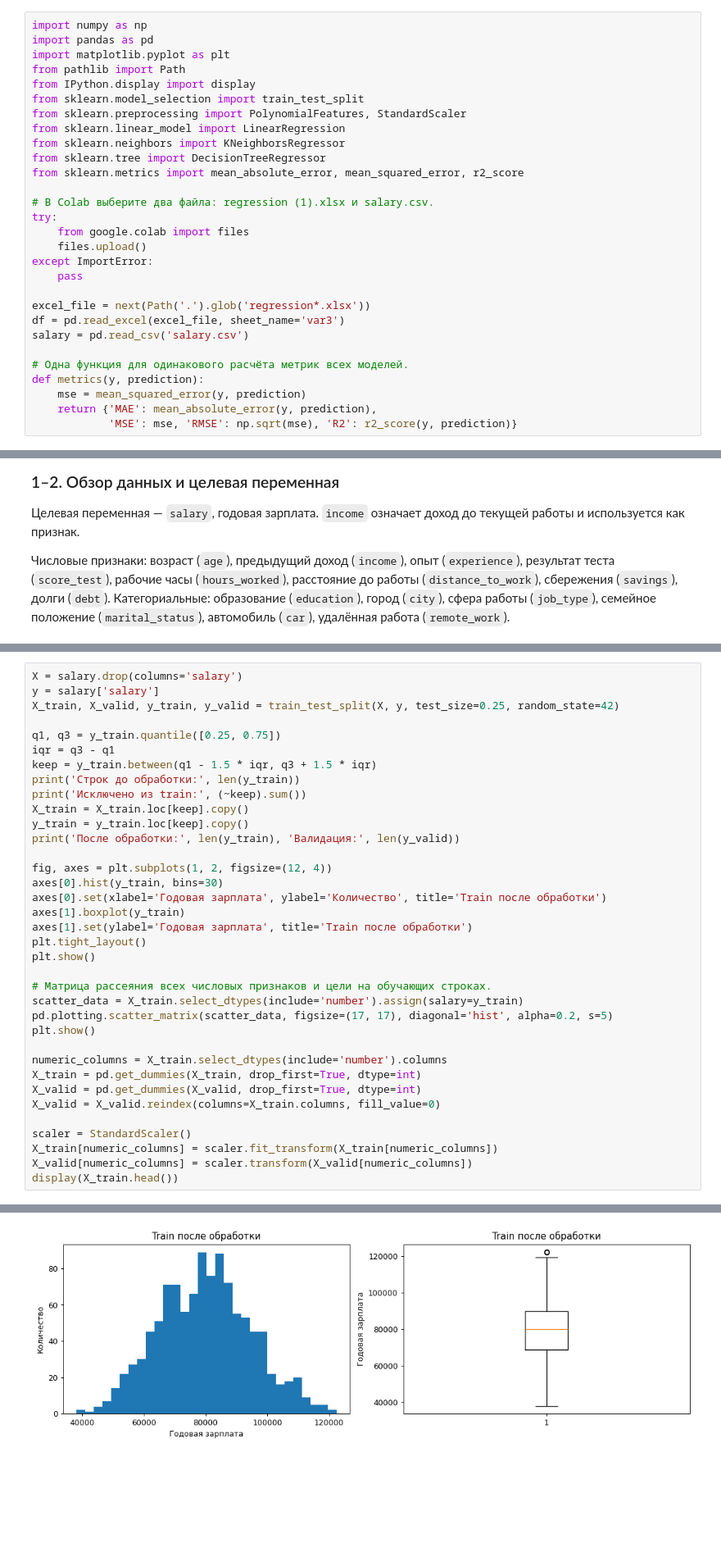
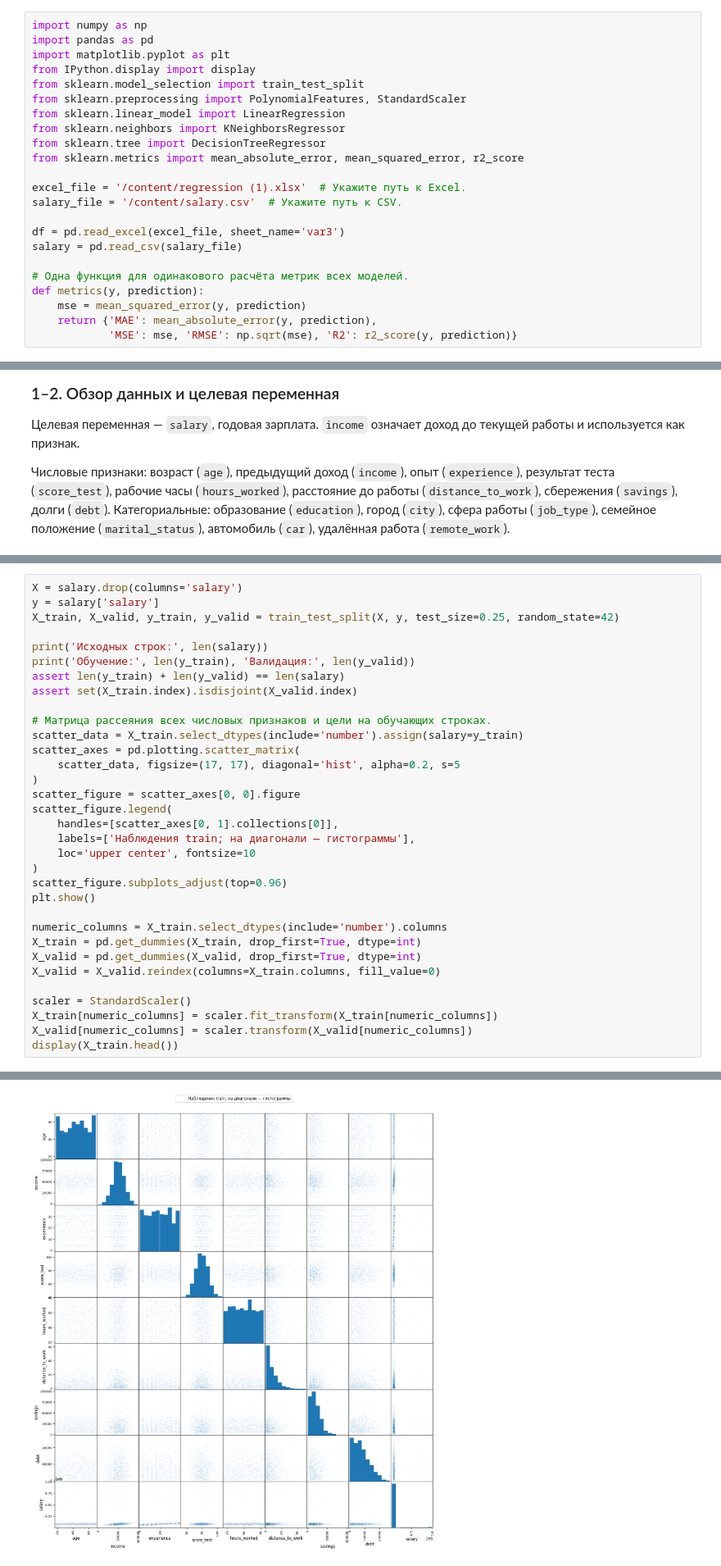
Before and after one commit to Mishgan06/Labs_5sem, a Jupyter notebook: data_analysis_lab3_var13/ЛР3_Вариант_13_простая.ipynb, the cells around one changed output, grey strips where cells are left out. Shown at 82% size. Saved outputs shown, nothing was run; the diff lists cells and outputs as text; blank space fills up the shorter version.

Commit message:
Keep all salary records, remove IQR filtering and add legends throughout lab 3 notebook

```diff
--- a/data_analysis_lab3_var13/ЛР3_Вариант_13_простая.ipynb
+++ b/data_analysis_lab3_var13/ЛР3_Вариант_13_простая.ipynb
@@ -11,7 +11,6 @@
 import numpy as np
 import pandas as pd
 import matplotlib.pyplot as plt
-from pathlib import Path
 from IPython.display import display
 from sklearn.model_selection import train_test_split
 from sklearn.preprocessing import PolynomialFeatures, StandardScaler
@@ -20,16 +19,11 @@ from sklearn.neighbors import KNeighborsRegressor
 from sklearn.tree import DecisionTreeRegressor
 from sklearn.metrics import mean_absolute_error, mean_squared_error, r2_score
 
-# В Colab выберите два файла: regression (1).xlsx и salary.csv.
-try:
-    from google.colab import files
-    files.upload()
-except ImportError:
-    pass
+excel_file = '/content/regression (1).xlsx'  # Укажите путь к Excel.
+salary_file = '/content/salary.csv'  # Укажите путь к CSV.
 
-excel_file = next(Path('.').glob('regression*.xlsx'))
 df = pd.read_excel(excel_file, sheet_name='var3')
-salary = pd.read_csv('salary.csv')
+salary = pd.read_csv(salary_file)
 
 # Одна функция для одинакового расчёта метрик всех моделей.
 def metrics(y, prediction):
@@ -324,26 +326,23 @@ X = salary.drop(columns='salary')
 y = salary['salary']
 X_train, X_valid, y_train, y_valid = train_test_split(X, y, test_size=0.25, random_state=42)
 
-q1, q3 = y_train.quantile([0.25, 0.75])
-iqr = q3 - q1
-keep = y_train.between(q1 - 1.5 * iqr, q3 + 1.5 * iqr)
-print('Строк до обработки:', len(y_train))
-print('Исключено из train:', (~keep).sum())
-X_train = X_train.loc[keep].copy()
-y_train = y_train.loc[keep].copy()
-print('После обработки:', len(y_train), 'Валидация:', len(y_valid))
-
-fig, axes = plt.subplots(1, 2, figsize=(12, 4))
-axes[0].hist(y_train, bins=30)
-axes[0].set(xlabel='Годовая зарплата', ylabel='Количество', title='Train после обработки')
-axes[1].boxplot(y_train)
-axes[1].set(ylabel='Годовая зарплата', title='Train после обработки')
-plt.tight_layout()
-plt.show()
+print('Исходных строк:', len(salary))
+print('Обучение:', len(y_train), 'Валидация:', len(y_valid))
+assert len(y_train) + len(y_valid) == len(salary)
+assert set(X_train.index).isdisjoint(X_valid.index)
 
 # Матрица рассеяния всех числовых признаков и цели на обучающих строках.
 scatter_data = X_train.select_dtypes(include='number').assign(salary=y_train)
-pd.plotting.scatter_matrix(scatter_data, figsize=(17, 17), diagonal='hist', alpha=0.2, s=5)
+scatter_axes = pd.plotting.scatter_matrix(
+    scatter_data, figsize=(17, 17), diagonal='hist', alpha=0.2, s=5
+)
+scatter_figure = scatter_axes[0, 0].figure
+scatter_figure.legend(
+    handles=[scatter_axes[0, 1].collections[0]],
+    labels=['Наблюдения train; на диагонали — гистограммы'],
+    loc='upper center', fontsize=10
+)
+scatter_figure.subplots_adjust(top=0.96)
 plt.show()
 
 numeric_columns = X_train.select_dtypes(include='number').columns
@@ -362 +360 @@ display(X_train.head())
-[figure, old version]
+[figure, new version]
```
Also changed, not shown: parts of 12 cells of this notebook, 6 other files.
